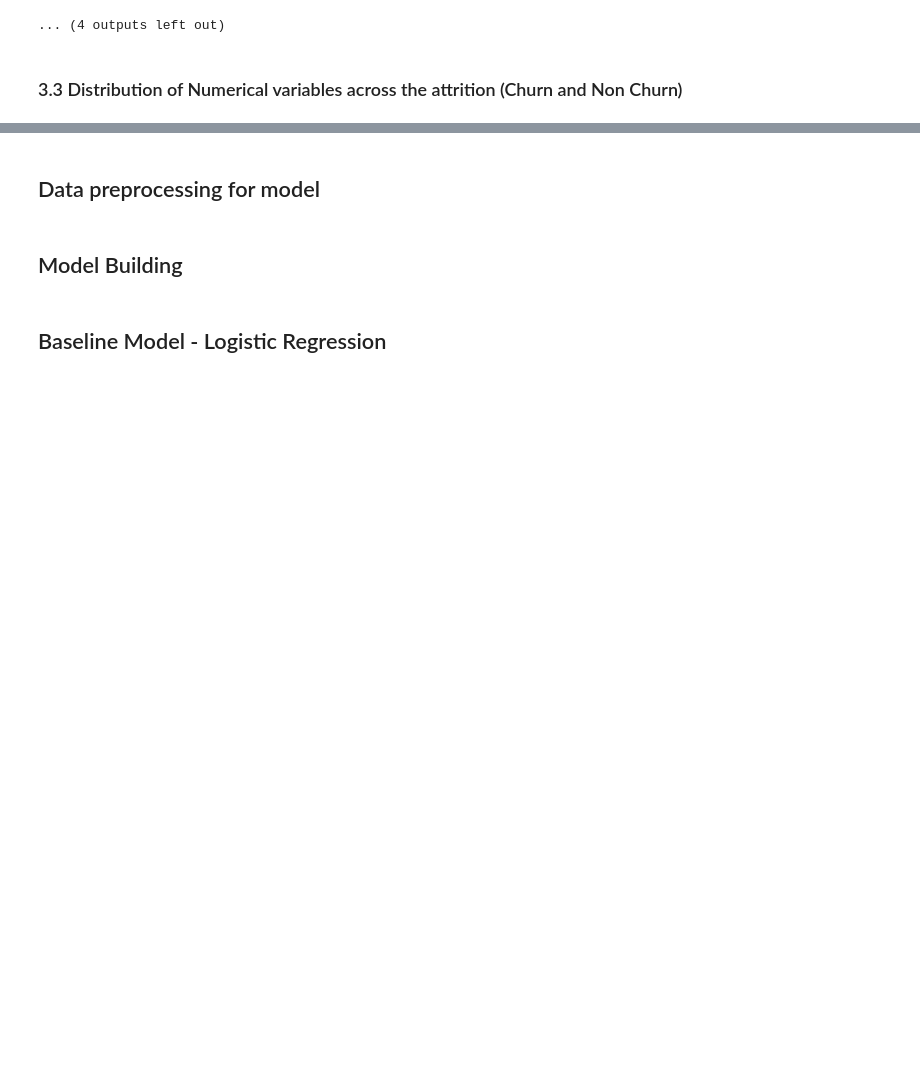
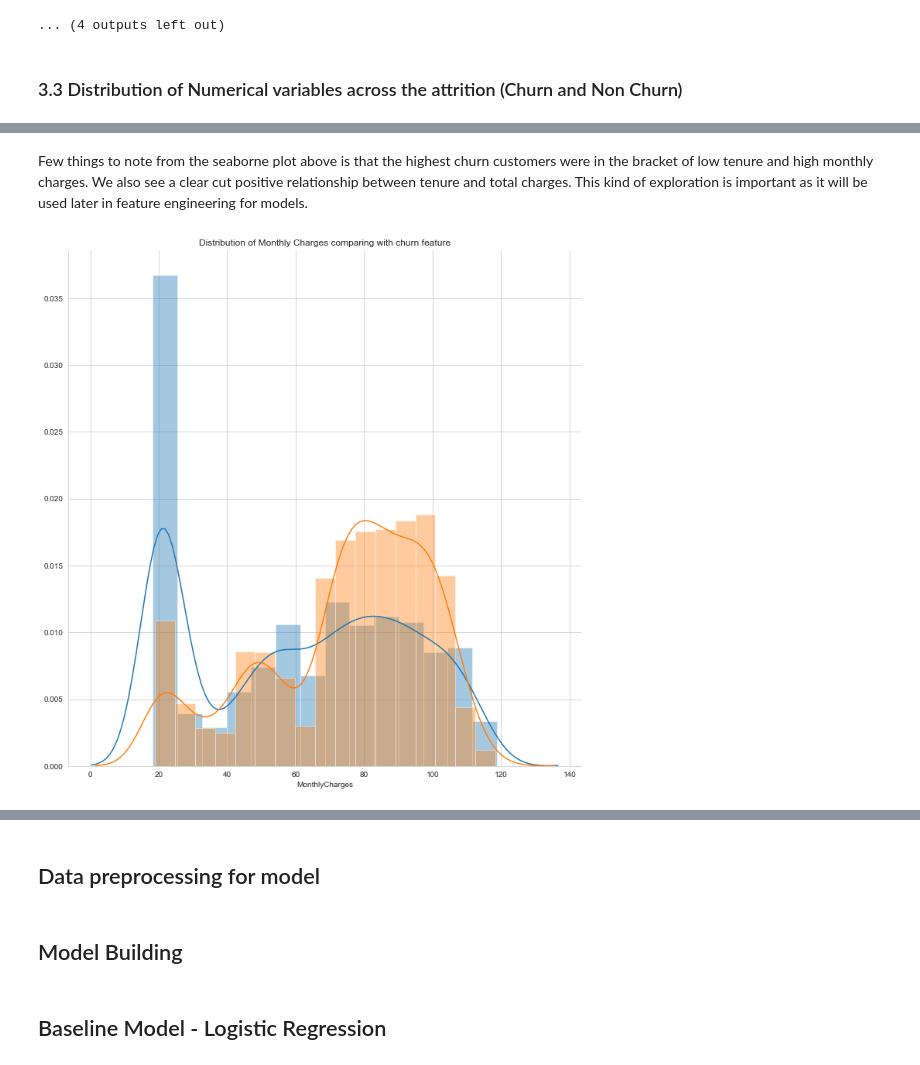
Before and after one commit to syedshahvaiz/Business_Analytics_ETH, a Jupyter notebook: business_analytics/Business_Analytics_Project.ipynb, the cells around one changed output, grey strips where cells are left out. Saved outputs shown, nothing was run; the diff lists cells and outputs as text; code cells hidden in the pictures; blank space fills up the shorter version.

```diff
--- a/business_analytics/Business_Analytics_Project.ipynb
+++ b/business_analytics/Business_Analytics_Project.ipynb
@@ -350,0 +357,11 @@ for var in categorical_columns:
+# %% [markdown]
+Few things to note from the seaborne plot above is that the highest churn customers were in the bracket of low tenure and high monthly charges. We also see a clear cut positive relationship between tenure and total charges. This kind of exploration is important as it will be used later in feature engineering for models.
+# %%
+# Exploring the monthly charges feature
+plot = sns.set_style("whitegrid");
+sns.FacetGrid(telco_df, hue="Churn", size=10, margin_titles = True) \
+   .map(sns.distplot,"MonthlyCharges",)
+plt.title('Distribution of Monthly Charges comparing with churn feature')
+plt.show();
+# %% [output]
+[figure, added]
```
Also changed, not shown: parts of 10 cells of this notebook.
